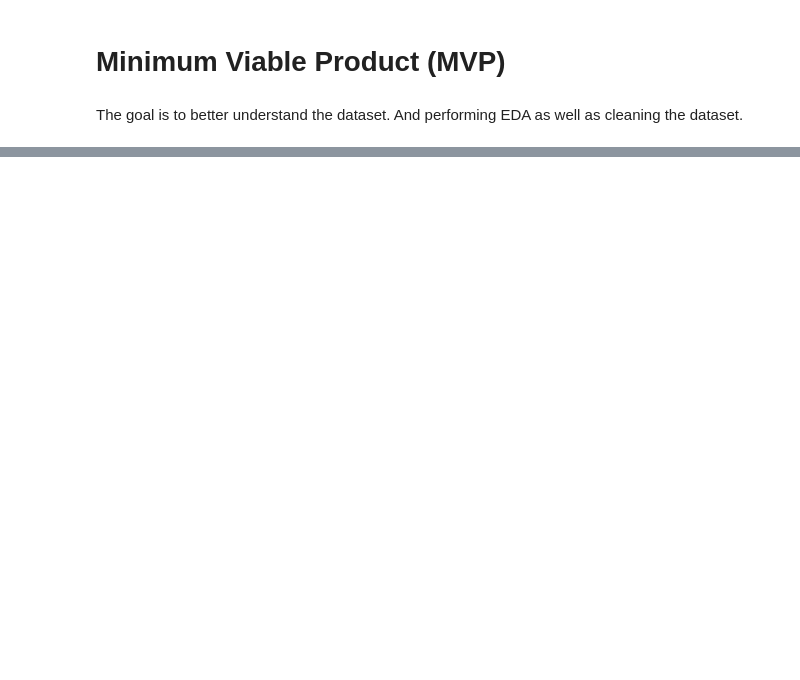
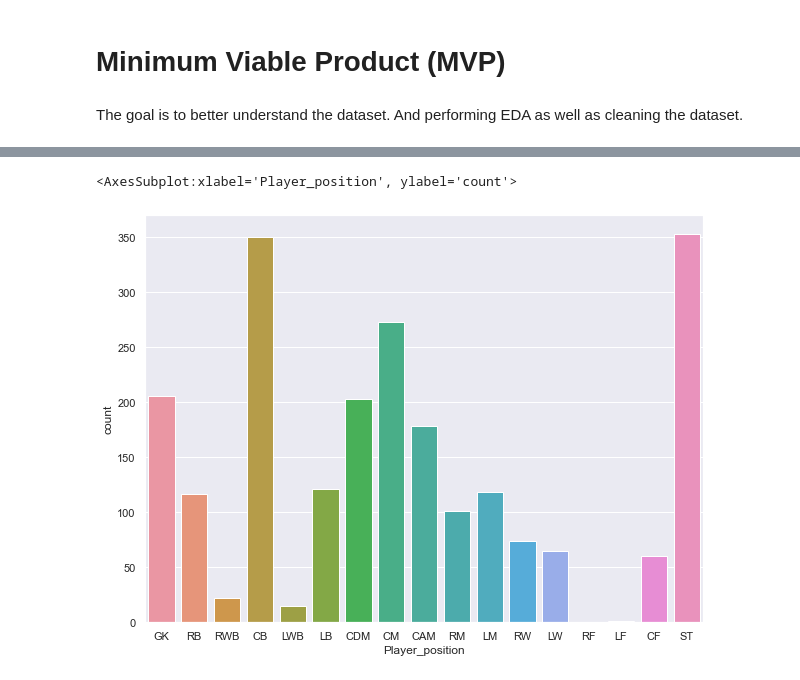
Before and after one commit to AbdulazizBardi/FlightRecommendation, a Jupyter notebook: MVP.ipynb, the cells around one changed output, grey strips where cells are left out. Cells and saved outputs as stored; diff of their text form; code cells hidden in the pictures; blank space fills up the shorter version.

```diff
--- a/MVP.ipynb
+++ b/MVP.ipynb
@@ -71,0 +135,6 @@ sns.countplot(playersOver75['Position'])
+# %%
+sns.set(rc={'figure.figsize':(10,7.5)})
+sns.countplot(playersOver75['Player_position'], order = ['GK','RB','RWB','CB','LWB','LB','CDM','CM','CAM','RM','LM','RW','LW','RF','LF','CF','ST'])
+# %% [output]
+<AxesSubplot:xlabel='Player_position', ylabel='count'>
+[figure, added]
```
Also changed, not shown: parts of 29 cells of this notebook.
